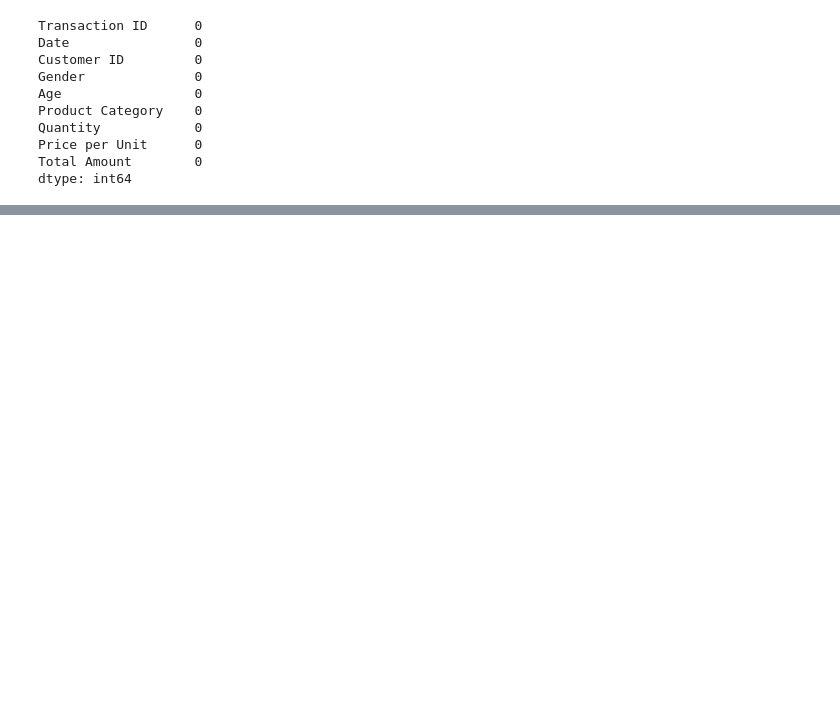
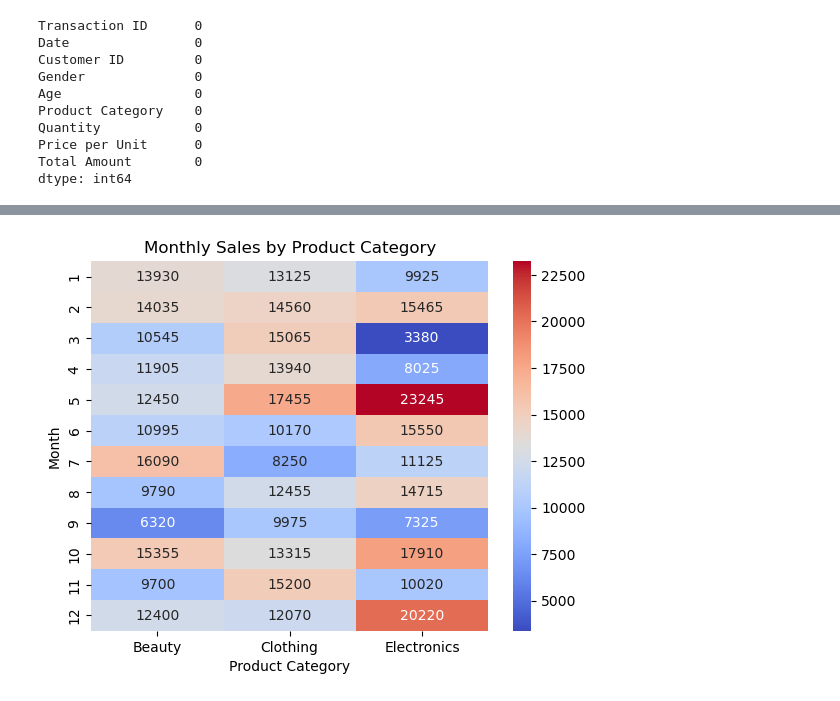
Before and after one commit to Sugandha-H-B/OIBSIP, a Jupyter notebook: Task1.ipynb, the cells around one changed output, grey strips where cells are left out. Cells and saved outputs as stored; diff of their text form; code cells hidden in the pictures; blank space fills up the shorter version.

```diff
--- a/Task1.ipynb
+++ b/Task1.ipynb
@@ -68,0 +123,9 @@ Name: 0, dtype: float64
+# %%
+monthly_category_sales=df.groupby([df.index.month,'Product Category'])['Total Amount'].sum().unstack()
+sns.heatmap(monthly_category_sales, cmap='coolwarm', annot=True, fmt=".0f")
+plt.title('Monthly Sales by Product Category')
+plt.xlabel('Product Category')
+plt.ylabel('Month')
+plt.show()
+# %% [output]
+[figure, added]
```
Also changed, not shown: parts of 11 cells of this notebook.
